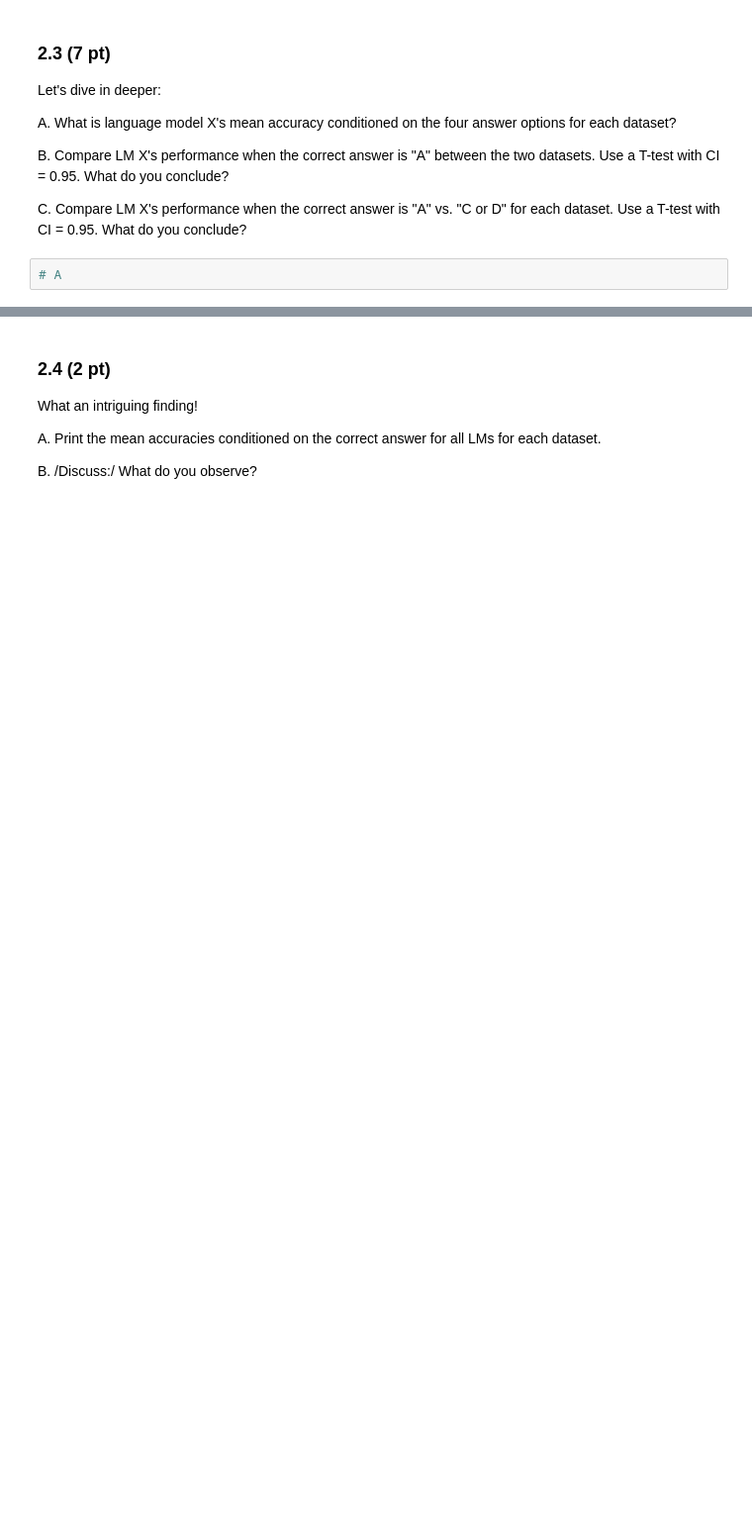
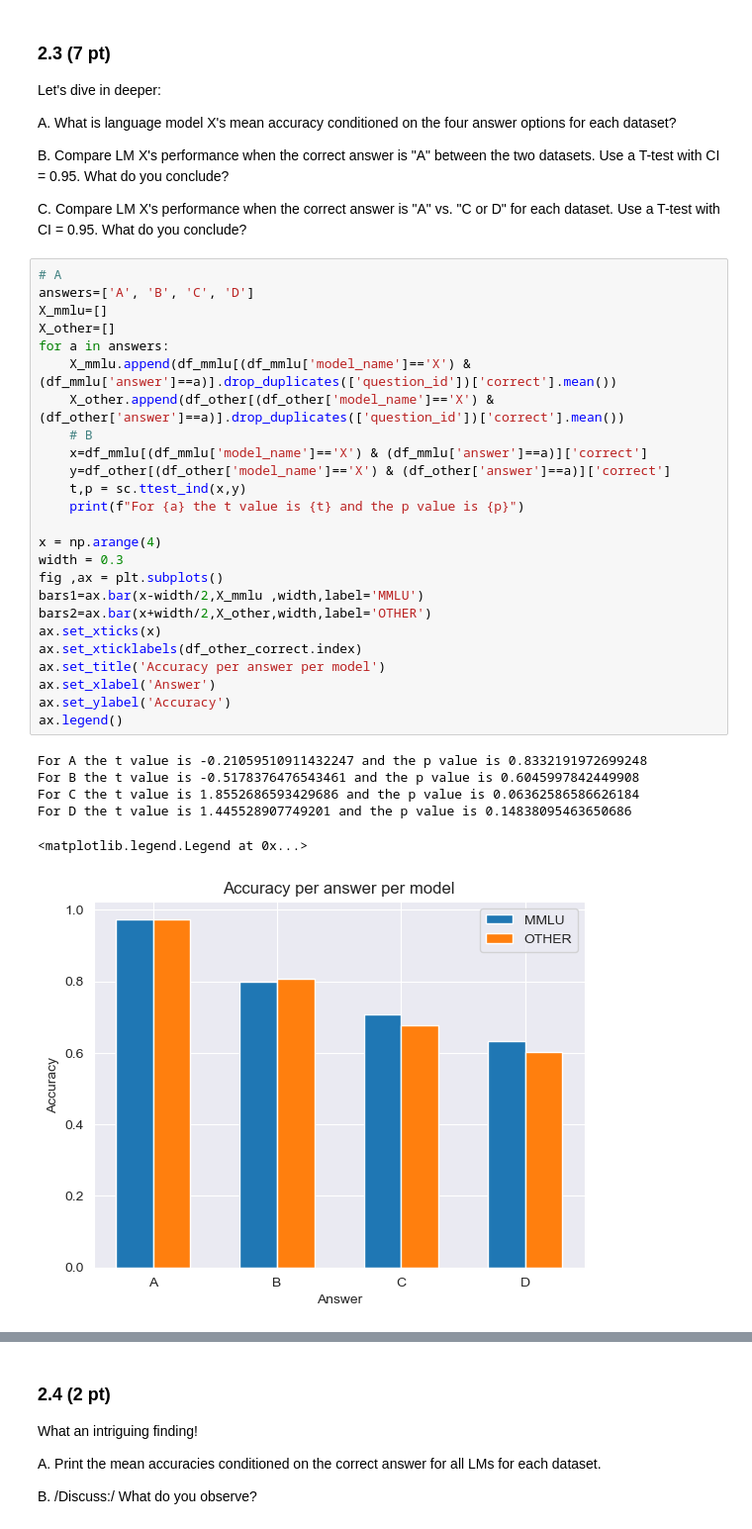
Before and after one commit to aiglegivree/ada_2025, a Jupyter notebook: Homework/01_PROJECT_NEUTRALITY/analysis.ipynb, the cells around one changed output, grey strips where cells are left out. Shown: that part at 99% size. Drawn from its saved outputs; the diff is of its cells as text; blank space fills up the shorter version.

```diff
--- a/Homework/01_PROJECT_NEUTRALITY/analysis.ipynb
+++ b/Homework/01_PROJECT_NEUTRALITY/analysis.ipynb
@@ -509,3 +485,33 @@ B. Compare LM X's performance when the correct answer is "A" between the two dat
 C. Compare LM X's performance when the correct answer is "A" vs. "C or D" for each dataset. Use a T-test with CI = 0.95. What do you conclude?
 # %%
 # A
+answers=['A', 'B', 'C', 'D']
+X_mmlu=[]
+X_other=[]
+for a in answers:
+    X_mmlu.append(df_mmlu[(df_mmlu['model_name']=='X') & (df_mmlu['answer']==a)].drop_duplicates(['question_id'])['correct'].mean())
+    X_other.append(df_other[(df_other['model_name']=='X') & (df_other['answer']==a)].drop_duplicates(['question_id'])['correct'].mean())
+    # B
+    x=df_mmlu[(df_mmlu['model_name']=='X') & (df_mmlu['answer']==a)]['correct']
+    y=df_other[(df_other['model_name']=='X') & (df_other['answer']==a)]['correct']
+    t,p = sc.ttest_ind(x,y)
+    print(f"For {a} the t value is {t} and the p value is {p}")
+
+x = np.arange(4)
+width = 0.3
+fig ,ax = plt.subplots()
+bars1=ax.bar(x-width/2,X_mmlu ,width,label='MMLU')
+bars2=ax.bar(x+width/2,X_other,width,label='OTHER')
+ax.set_xticks(x)
+ax.set_xticklabels(df_other_correct.index)
+ax.set_title('Accuracy per answer per model')
+ax.set_xlabel('Answer')
+ax.set_ylabel('Accuracy')
+ax.legend()
+# %% [output]
+For A the t value is -0.21059510911432247 and the p value is 0.8332191972699248
+For B the t value is -0.5178376476543461 and the p value is 0.6045997842449908
+For C the t value is 1.8552686593429686 and the p value is 0.06362586586626184
+For D the t value is 1.445528907749201 and the p value is 0.14838095463650686
+<matplotlib.legend.Legend at 0x...>
+[figure, added]
```
Also changed, not shown: parts of 21 cells of this notebook.
